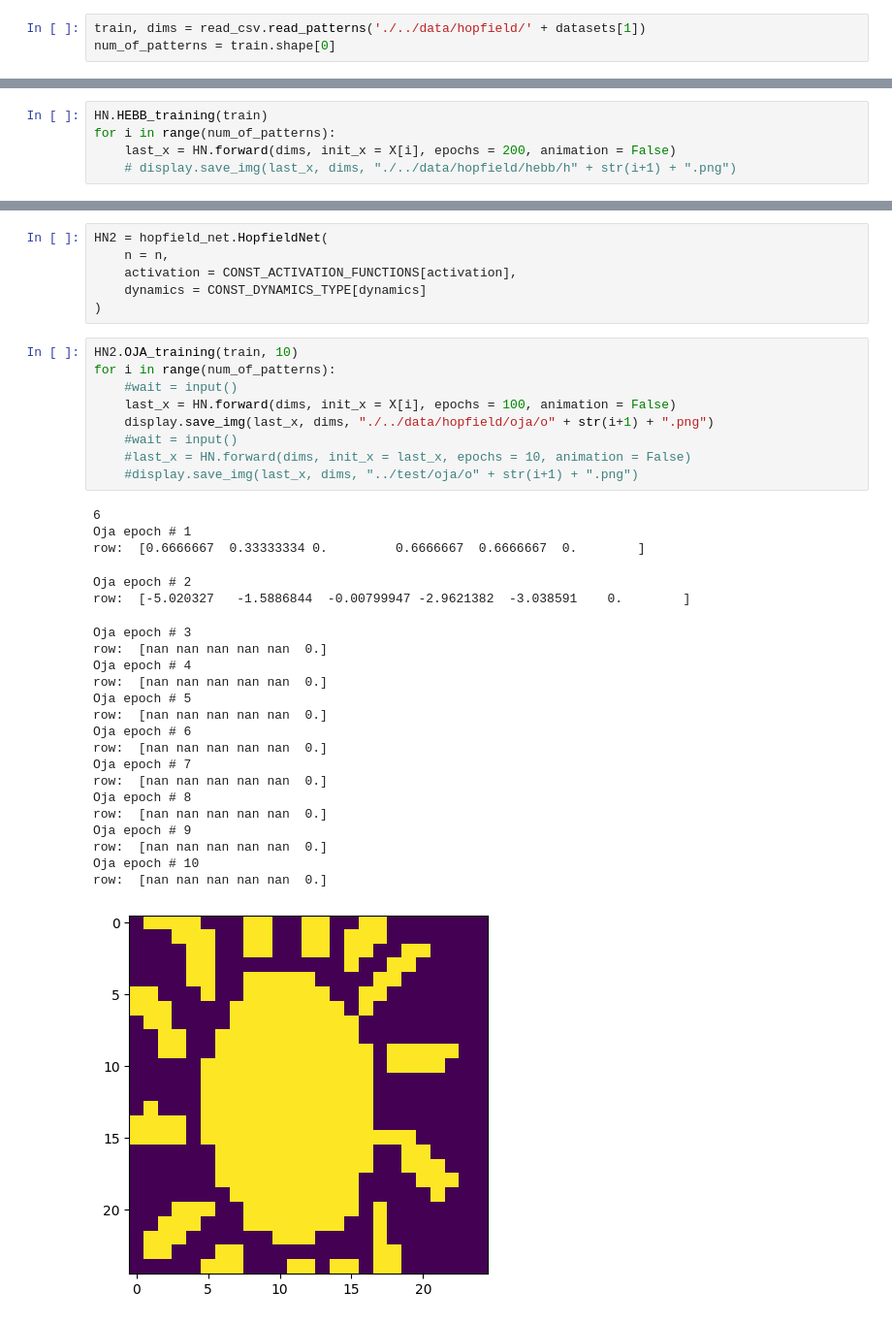
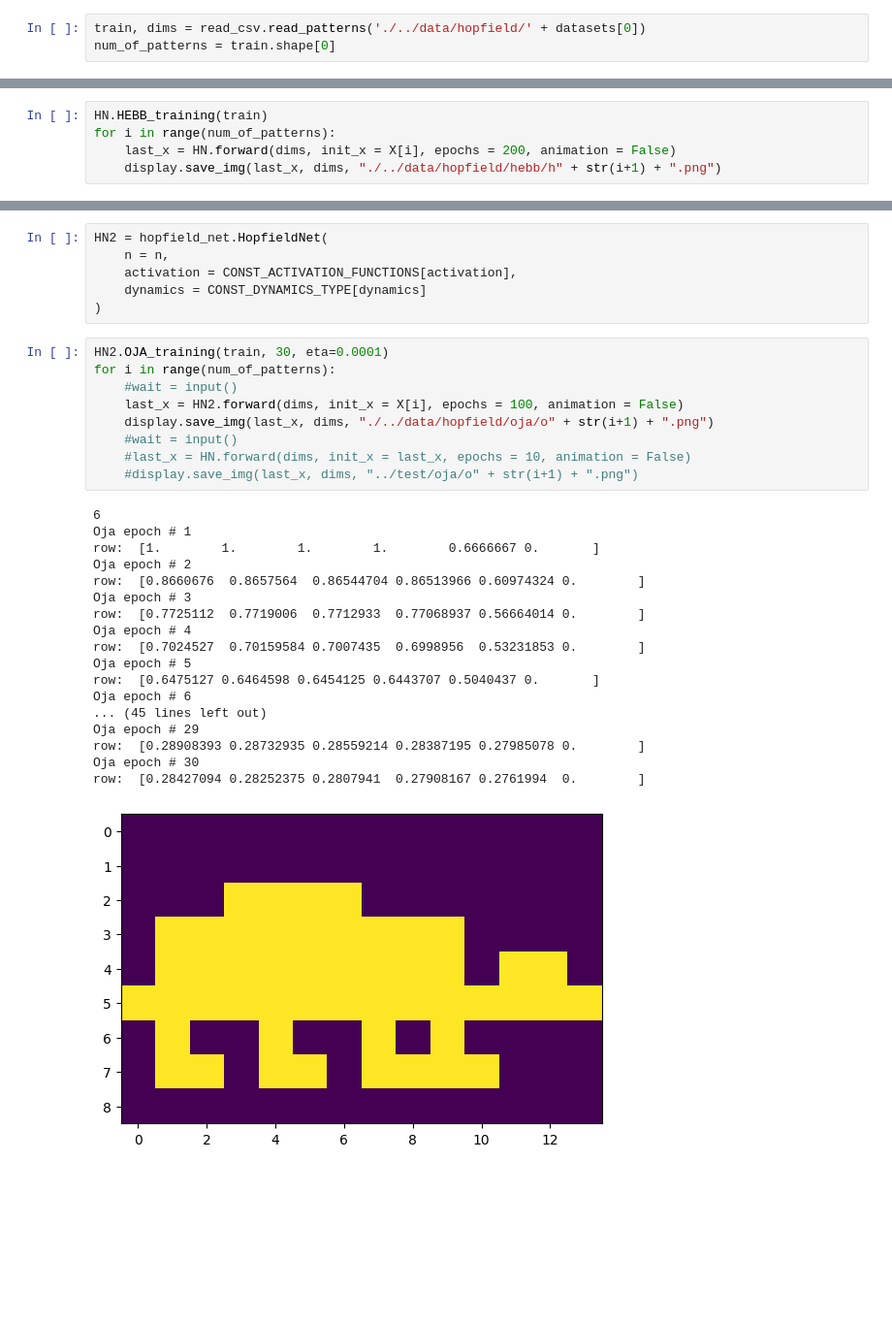
Before and after one commit to mieszkowskiff/NeuralNetwork, a Jupyter notebook: hopfield/main.ipynb, the cells around one changed output, grey strips where cells are left out. Shown: that part at 97% size. Saved outputs shown, nothing was run; the diff lists cells and outputs as text; blank space fills up the shorter version.

```diff
--- a/hopfield/main.ipynb
+++ b/hopfield/main.ipynb
@@ -14,7 +14,7 @@ datasets = ["animals-14x9.csv",
                 "OCRA-12x30-cut.csv",
                 "small-7x7.csv"]
 # %%
-train, dims = read_csv.read_patterns('./../data/hopfield/' + datasets[1])
+train, dims = read_csv.read_patterns('./../data/hopfield/' + datasets[0])
 num_of_patterns = train.shape[0]
 # %%
 # save training data as .png
@@ -55,4 +55,4 @@ HN = hopfield_net.HopfieldNet(
 HN.HEBB_training(train)
 for i in range(num_of_patterns):
     last_x = HN.forward(dims, init_x = X[i], epochs = 200, animation = False)
-    # display.save_img(last_x, dims, "./../data/hopfield/hebb/h" + str(i+1) + ".png")
+    display.save_img(last_x, dims, "./../data/hopfield/hebb/h" + str(i+1) + ".png")
@@ -63,34 +70,30 @@ HN2 = hopfield_net.HopfieldNet(
     dynamics = CONST_DYNAMICS_TYPE[dynamics]
 )
 # %%
-HN2.OJA_training(train, 10)
+HN2.OJA_training(train, 30, eta=0.0001)
 for i in range(num_of_patterns):
     #wait = input()
-    last_x = HN.forward(dims, init_x = X[i], epochs = 100, animation = False)
+    last_x = HN2.forward(dims, init_x = X[i], epochs = 100, animation = False)
     display.save_img(last_x, dims, "./../data/hopfield/oja/o" + str(i+1) + ".png")
     #wait = input()
     #last_x = HN.forward(dims, init_x = last_x, epochs = 10, animation = False)
     #display.save_img(last_x, dims, "../test/oja/o" + str(i+1) + ".png")
 # %% [output]
 6
 Oja epoch # 1
-row:  [0.6666667  0.33333334 0.         0.6666667  0.6666667  0.        ]
+row:  [1.        1.        1.        1.        0.6666667 0.       ]
+Oja epoch # 2
+row:  [0.8660676  0.8657564  0.86544704 0.86513966 0.60974324 0.        ]
+Oja epoch # 3
+row:  [0.7725112  0.7719006  0.7712933  0.77068937 0.56664014 0.        ]
+Oja epoch # 4
+row:  [0.7024527  0.70159584 0.7007435  0.6998956  0.53231853 0.        ]
+Oja epoch # 5
+row:  [0.6475127 0.6464598 0.6454125 0.6443707 0.5040437 0.       ]
+Oja epoch # 6
+... (45 lines left out)
+Oja epoch # 29
+row:  [0.28908393 0.28732935 0.28559214 0.28387195 0.27985078 0.        ]
+Oja epoch # 30
+row:  [0.28427094 0.28252375 0.2807941  0.27908167 0.2761994  0.        ]
-Oja epoch # 2
-row:  [-5.020327   -1.5886844  -0.00799947 -2.9621382  -3.038591    0.        ]
-Oja epoch # 3
-row:  [nan nan nan nan nan  0.]
-Oja epoch # 4
-row:  [nan nan nan nan nan  0.]
-Oja epoch # 5
-row:  [nan nan nan nan nan  0.]
-Oja epoch # 6
-row:  [nan nan nan nan nan  0.]
-Oja epoch # 7
-row:  [nan nan nan nan nan  0.]
-Oja epoch # 8
-row:  [nan nan nan nan nan  0.]
-Oja epoch # 9
-row:  [nan nan nan nan nan  0.]
-Oja epoch # 10
-row:  [nan nan nan nan nan  0.]
-[figure, old version]
+[figure, new version]
```
Also changed, not shown: parts of 4 cells of this notebook, 5 other files.
